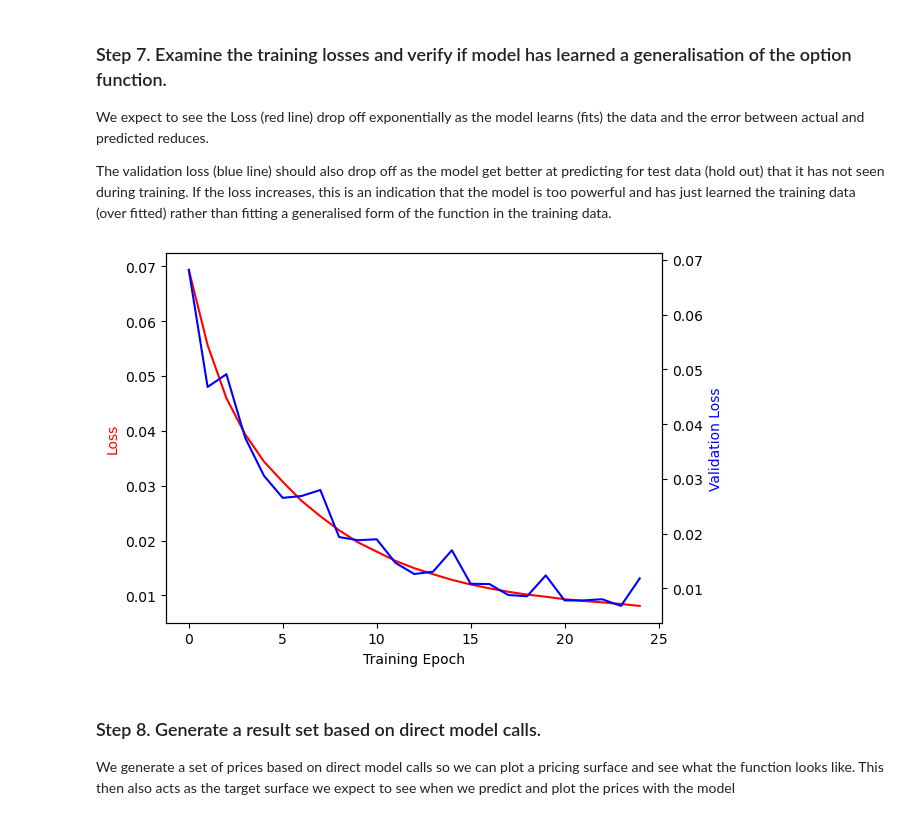
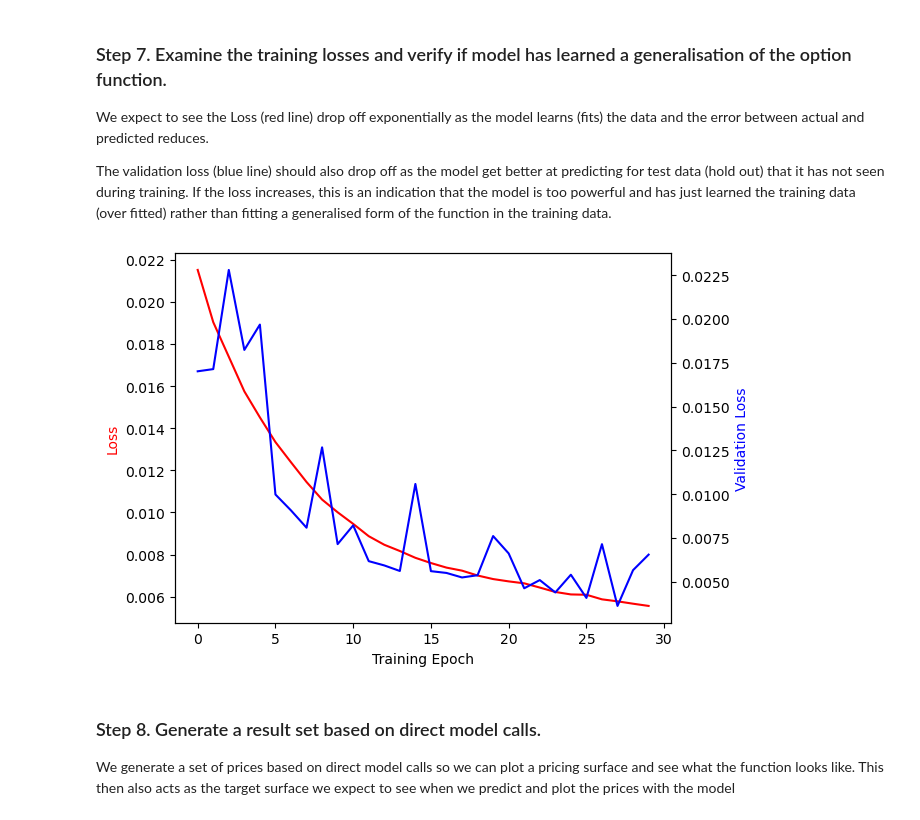
Before and after one commit to parrisma/optprice, a Jupyter notebook: jupyter/optprice.ipynb, the cells around one changed output. Cells and saved outputs as stored; diff of their text form; code cells hidden in the pictures.

Commit message:
refactor & changed model to better fit

```diff
--- a/jupyter/optprice.ipynb
+++ b/jupyter/optprice.ipynb
@@ -296,6 +235,10 @@ model.add(Dense(16,
           kernel_initializer='normal', activation='tanh'))
 model.add(Dense(8,
           kernel_initializer='normal', activation='tanh'))
+model.add(Dense(4,
+          kernel_initializer='normal', activation='tanh'))
+model.add(Dense(2,
+          kernel_initializer='normal', activation='tanh'))
 model.add(Dense(1, kernel_initializer='normal'))
 # %%
 model.summary()
@@ -338,10 +281,17 @@ Y_train = np.asarray(Y_train)
 Y_test = np.asarray(Y_test)
 # %% [markdown]
 ### Step 6. Train the model but fitting to the given training data
+# %%
+saveBest = ModelCheckpoint(filepath='best',
+                           monitor='val_loss',
+                           verbose=1,
+                           save_best_only=True,
+                           mode='min')
 # %%
 history = model.fit(X_train, Y_train,
                     batch_size=256,
-                    epochs=30,
+                    epochs=50,
                     verbose=1,
-                    validation_data=(X_test, Y_test))
+                    validation_data=(X_test, Y_test),
+                    callbacks=[saveBest])
 # %% [output]
@@ -386,9 +340,9 @@ We expect to see the Loss (red line) drop off exponentially as the model learns
 
 The validation loss (blue line) should also drop off as the model get better at predicting for test data (hold out) that it has not seen during training. If the loss increases, this is an indication that the model is too powerful and has just learned the training data (over fitted) rather than fitting a generalised form of the function in the training data.
 # %%
-plot_training_history(history, skip=5)
+plot_training_history(history, skip=20)
 # %% [output]
-[figure, old version]
+[figure, new version]
 # %% [markdown]
 ### Step 8. Generate a result set based on direct model calls.
 
```
Also changed, not shown: parts of 19 cells of this notebook, 1 other file.
